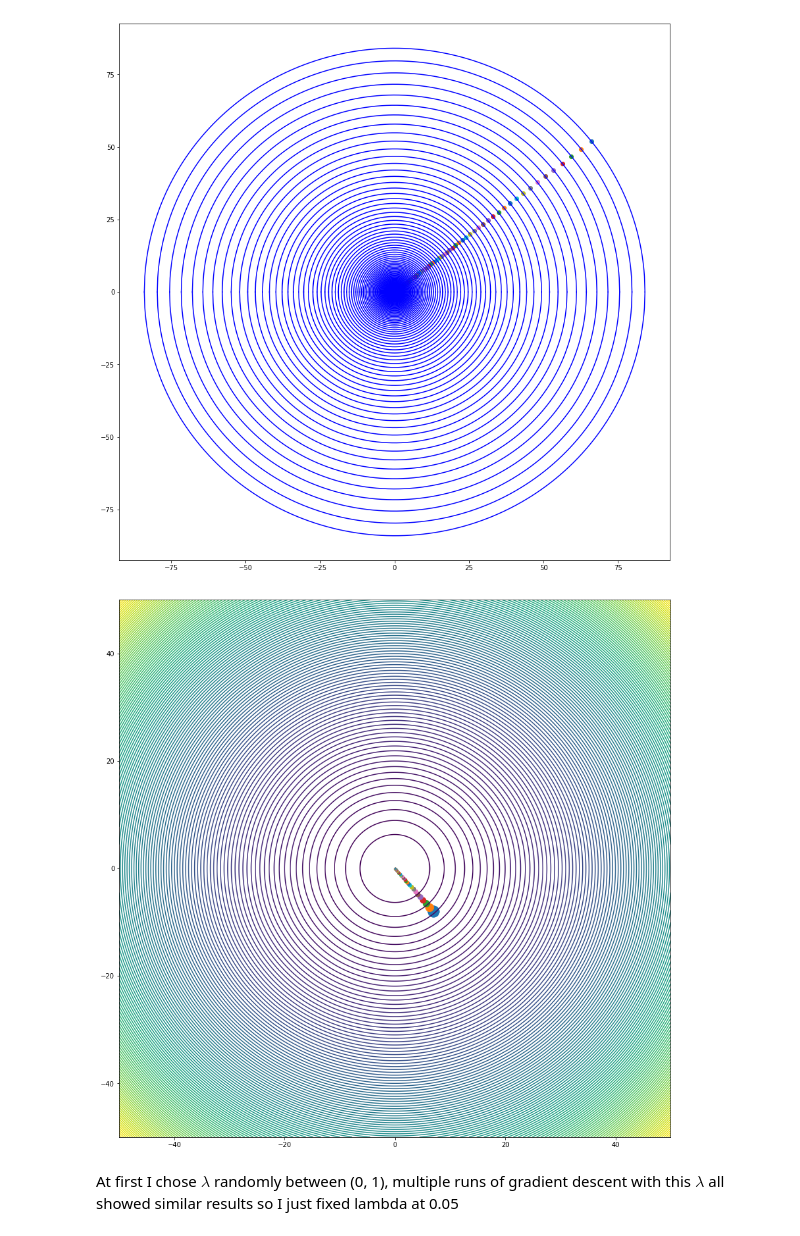
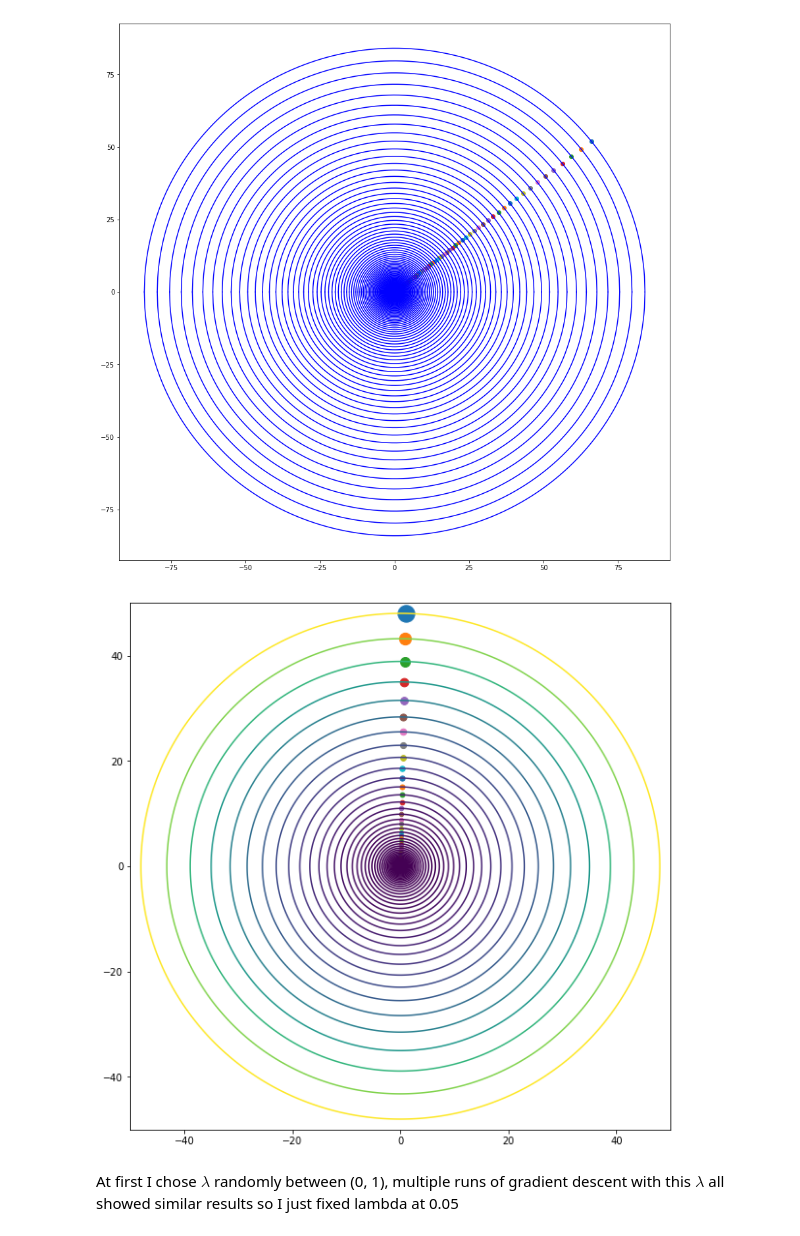
Before and after one commit to arinaruck/Darin, a Jupyter notebook: Lab1/Lab1.ipynb, the cells around one changed output. Saved outputs shown, nothing was run; the diff lists cells and outputs as text; code cells hidden in the pictures.

Commit message:
contour lines found their place in life

```diff
--- a/Lab1/Lab1.ipynb
+++ b/Lab1/Lab1.ipynb
@@ -404,11 +413,12 @@ Let $\ Q(x, y) = x^2 + y^2$
 # %%
 import random
 
-def gradient_descent(start_p, eps, lmbd, x_derriv, y_derriv, f):
-    plt.figure(figsize=(15, 15))
+def gradient_descent_2d(start_p, eps, lmbd, x_derriv, y_derriv, f):
+    plt.figure(figsize=(10, 10))
     plt.xlim = (-50, 50)
     plt.ylim = (-50, 50)
     path = []
+    values = []
     step_len = 1
     curr_p = start_p
     path.append(curr_p)
@@ -417,12 +427,9 @@ def gradient_descent(start_p, eps, lmbd, x_derriv, y_derriv, f):
         cntr += 1
         x = curr_p[0]
         y = curr_p[1]
-        #z_sqrt = np.sqrt(f(x, y))
-        #X = np.linspace(-z_sqrt, z_sqrt, 1000)
-        #plt.plot(X, [np.sqrt(z_sqrt * z_sqrt - x * x) for x in X], color = 'b')
-        #plt.plot(X, [-np.sqrt(z_sqrt * z_sqrt - x * x) for x in X], color = 'b')
         plt.scatter(x, y, 300/cntr)
         curr_p = [x - lmbd * x_derriv(x, y), y - lmbd * y_derriv(y, x)]
+        values.append(f(x, y))
         path.append(curr_p)
         step_len = np.sqrt((curr_p[0] - x) ** 2 + (curr_p[1] - y) ** 2)
-    return path
+    return path, values
@@ -448,28 +457,29 @@ p = gradient_descent(start_p, 10**(-10), lmbd, x_derriv, y_derriv, f)
 # %%
 def x_derriv(x, y):
     return 2*x
 
 def y_derriv(y, x):
     return 2*y
 
 def f(x, y):
     return x * x + y * y
 
 X = np.linspace(-50, 50, 1000)
 Y = np.linspace(-50, 50, 1000)
 #X, Y = np.meshgrid(x, y)
 Z = [[f(x, y) for x in X] for y in Y]
 
 x = random.randint(-50, 50)
 y = random.randint(-50, 50)
 start_p = [x, y, f(x, y)]
 #lmbd = random.random()
 lmbd = 0.05
 
-p = gradient_descent(start_p, 10**(-10), lmbd, x_derriv, y_derriv, f)
-CS = plt.contour(X, Y, Z, 150)
+p, values = gradient_descent_2d(start_p, 10**(-10), lmbd, x_derriv, y_derriv, f)
+values.sort()
+CS = plt.contour(X, Y, Z, values)
 # %% [output]
-[figure, old version]
+[figure, new version]
 # %% [markdown]
 At first I chose $\lambda$ randomly between (0, 1), multiple runs of gradient descent with this $\lambda$ all showed similar results so I just fixed lambda at 0.05
 # %% [markdown]
```
Also changed, not shown: parts of 20 cells of this notebook.
